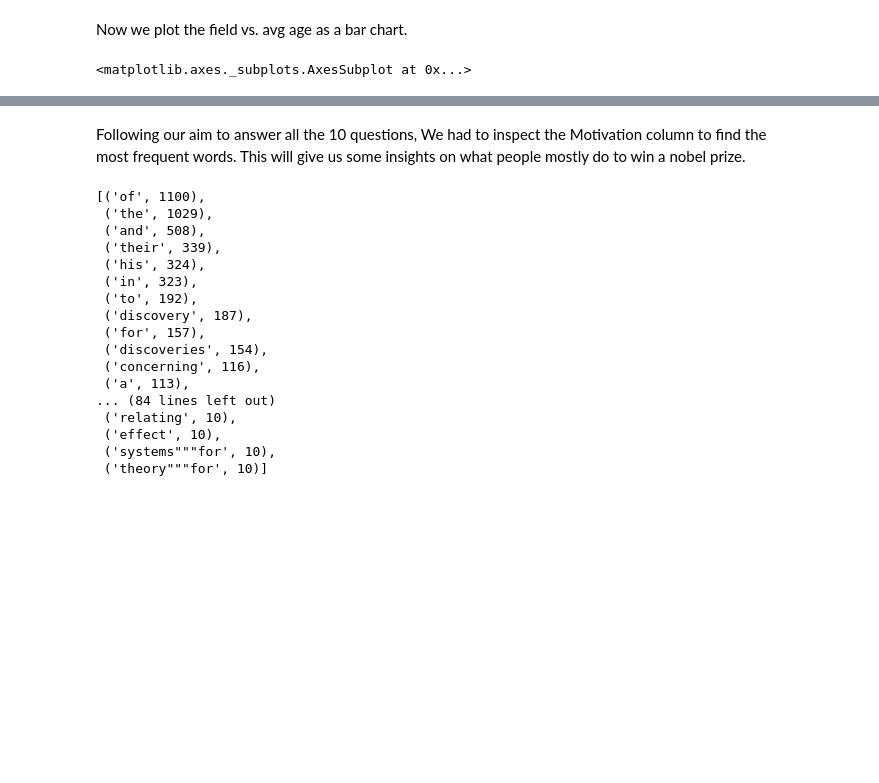
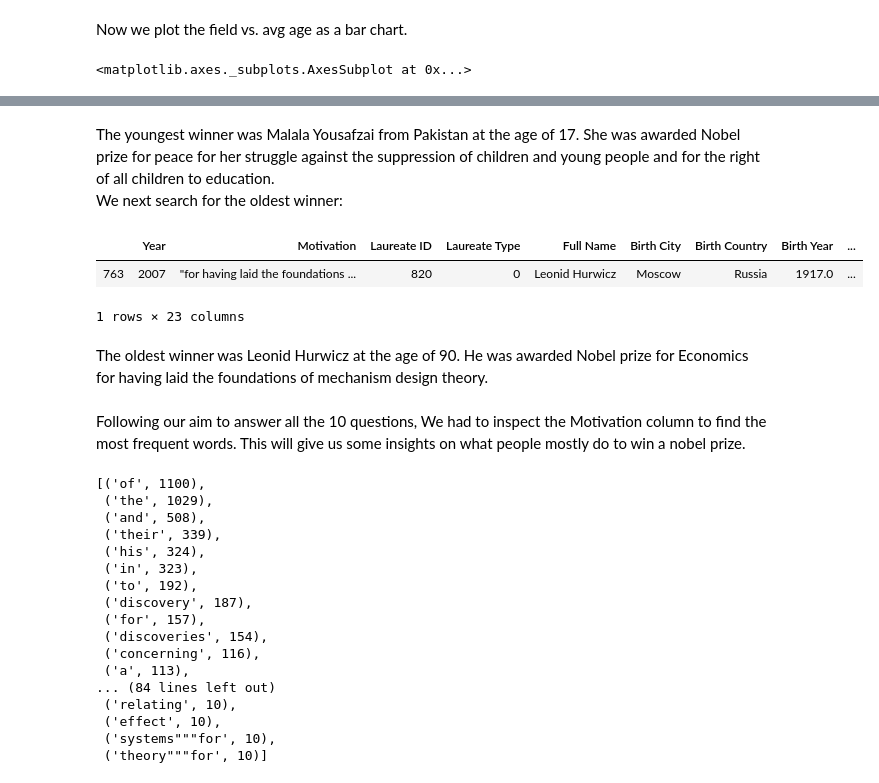
Before and after one commit to maggieezzat/Visual-History-of-Nobel-Prize-Winners, a Jupyter notebook: DE-project(Data Cleaning).ipynb, the cells around one changed output, grey strips where cells are left out. Drawn from its saved outputs; the diff is of its cells as text; code cells hidden in the pictures; blank space fills up the shorter version.

```diff
--- a/DE-project(Data Cleaning).ipynb
+++ b/DE-project(Data Cleaning).ipynb
@@ -624,3 +657,20 @@ avg_age_dist.plot.bar(rot=45)
+# %% [markdown]
+The youngest winner was Malala Yousafzai from Pakistan at the age of 17. She was awarded Nobel prize for peace for her struggle against the suppression of children and young people and for the right of all children to education.
+We next search for the oldest winner:
+# %%
+#first we get the individuals only.
+ind = nobel_cleaned.loc[nobel_cleaned['Laureate Type'] == 0]
+
+max_age = ind['Age'].max()
+oldest_winner = ind.loc[ind['Age'] == max_age]
+
+oldest_winner
+# %% [output]
+|  | Year | Motivation | Laureate ID | Laureate Type | Full Name | Birth City | Birth Country | Birth Year | ... |
+| 763 | 2007 | "for having laid the foundations ... | 820 | 0 | Leonid Hurwicz | Moscow | Russia | 1917.0 | ... |
+1 rows × 23 columns
+# %% [markdown]
+The oldest winner was Leonid Hurwicz at the age of 90. He was awarded Nobel prize for Economics for having laid the foundations of mechanism design theory.
 # %% [markdown]
 Following our aim to answer all the 10 questions, We had to inspect the Motivation column to find the most frequent words. This will give us some insights on what people mostly do to win a nobel prize.
 # %%
```
Also changed, not shown: parts of 5 cells of this notebook, 1 other file.
